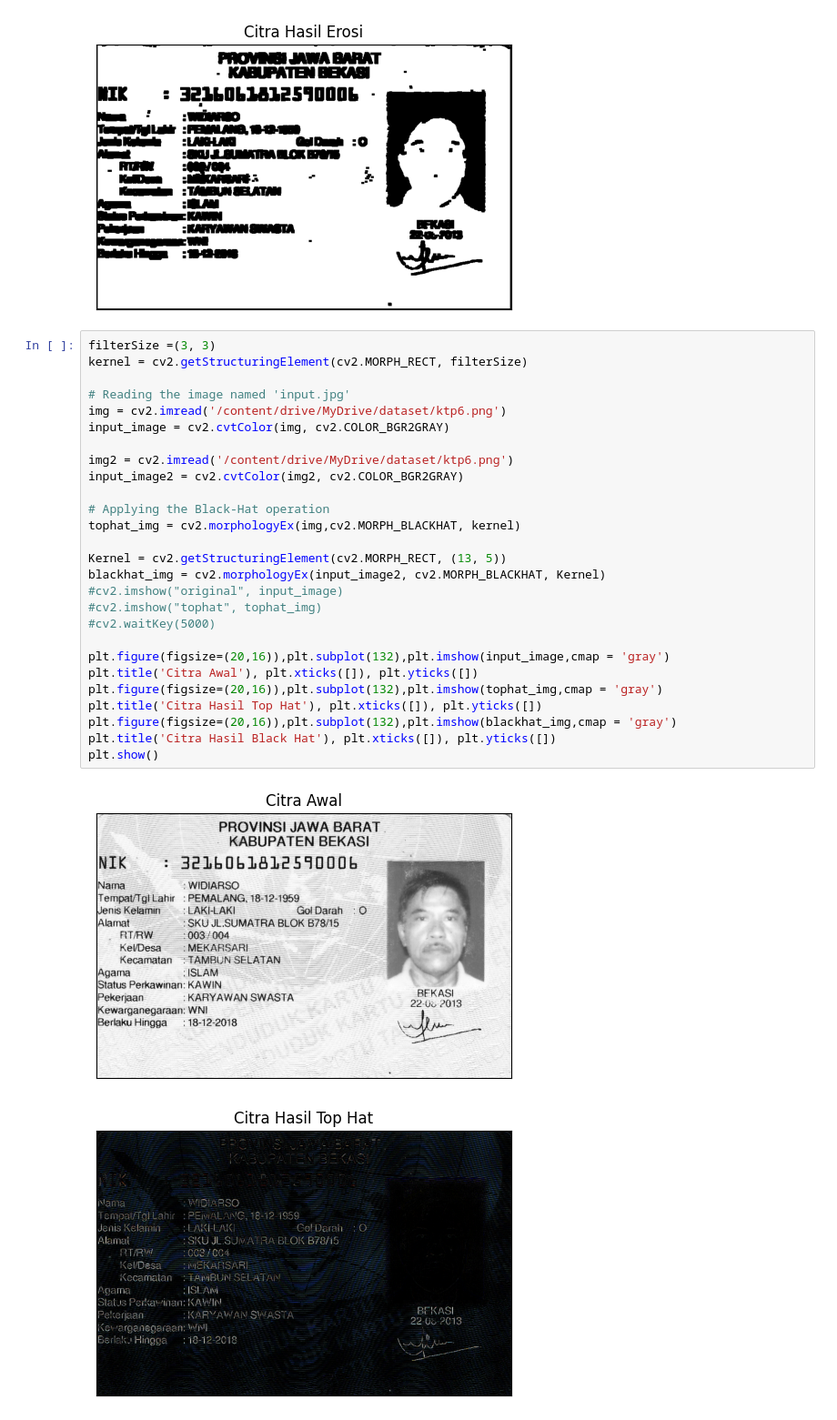
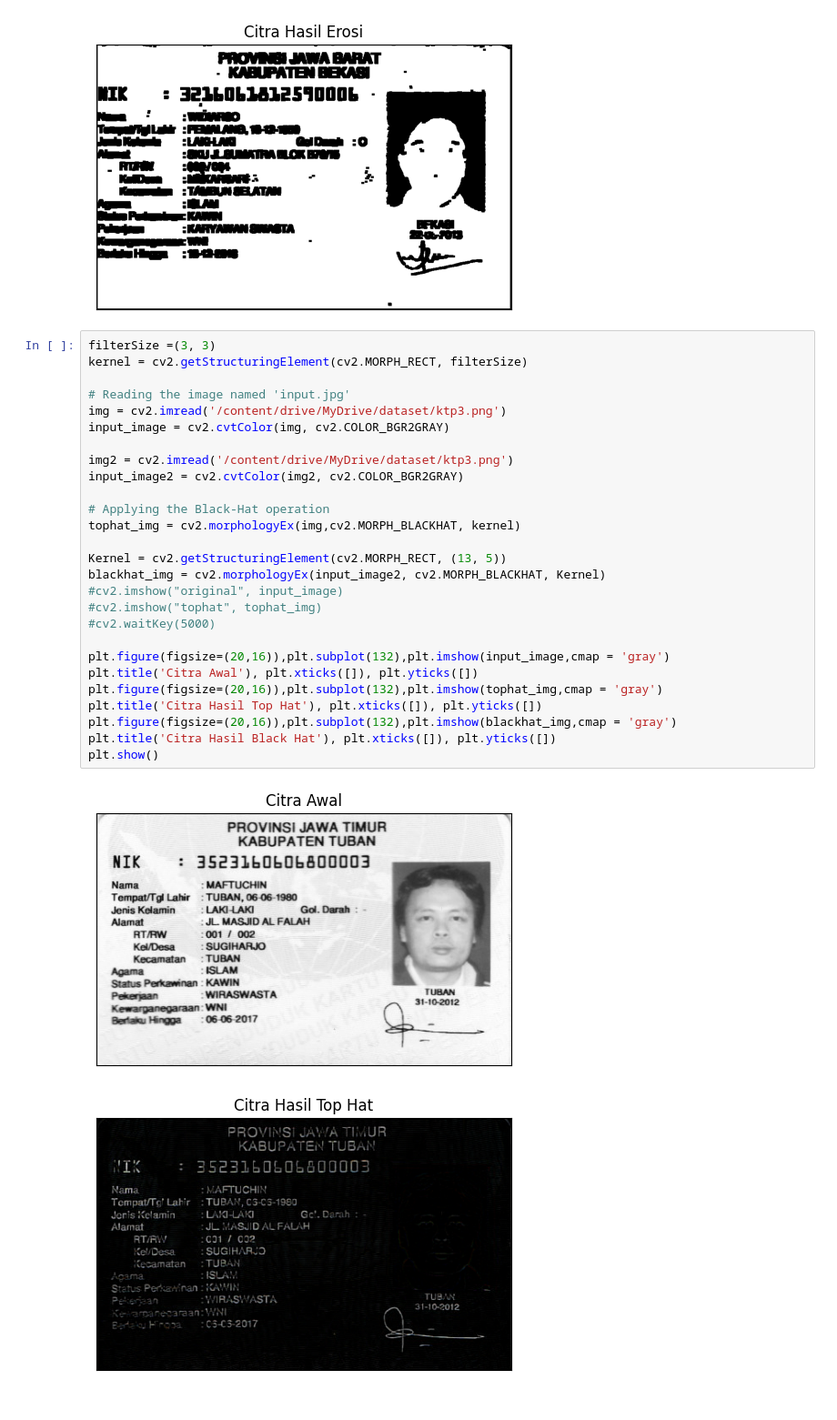
Before and after one commit to AzisilhamK463/PCVK_2023, a Jupyter notebook: week8.ipynb, the cells around one changed output. Shown at 91% size. Cells and saved outputs as stored; diff of their text form.

```diff
--- a/week8.ipynb
+++ b/week8.ipynb
@@ -558,30 +558,30 @@ SE = Rectangle 5x7
 # %%
 filterSize =(3, 3)
 kernel = cv2.getStructuringElement(cv2.MORPH_RECT, filterSize)
 
 # Reading the image named 'input.jpg'
-img = cv2.imread('/content/drive/MyDrive/dataset/ktp6.png')
+img = cv2.imread('/content/drive/MyDrive/dataset/ktp3.png')
 input_image = cv2.cvtColor(img, cv2.COLOR_BGR2GRAY)
 
-img2 = cv2.imread('/content/drive/MyDrive/dataset/ktp6.png')
+img2 = cv2.imread('/content/drive/MyDrive/dataset/ktp3.png')
 input_image2 = cv2.cvtColor(img2, cv2.COLOR_BGR2GRAY)
 
 # Applying the Black-Hat operation
 tophat_img = cv2.morphologyEx(img,cv2.MORPH_BLACKHAT, kernel)
 
 Kernel = cv2.getStructuringElement(cv2.MORPH_RECT, (13, 5))
 blackhat_img = cv2.morphologyEx(input_image2, cv2.MORPH_BLACKHAT, Kernel)
 #cv2.imshow("original", input_image)
 #cv2.imshow("tophat", tophat_img)
 #cv2.waitKey(5000)
 
 plt.figure(figsize=(20,16)),plt.subplot(132),plt.imshow(input_image,cmap = 'gray')
 plt.title('Citra Awal'), plt.xticks([]), plt.yticks([])
 plt.figure(figsize=(20,16)),plt.subplot(132),plt.imshow(tophat_img,cmap = 'gray')
 plt.title('Citra Hasil Top Hat'), plt.xticks([]), plt.yticks([])
 plt.figure(figsize=(20,16)),plt.subplot(132),plt.imshow(blackhat_img,cmap = 'gray')
 plt.title('Citra Hasil Black Hat'), plt.xticks([]), plt.yticks([])
 plt.show()
 # %% [output]
-[figure, old version]
+[figure, new version]
-[figure, old version]
+[figure, new version]
```
Also changed, not shown: parts of 2 cells of this notebook.
